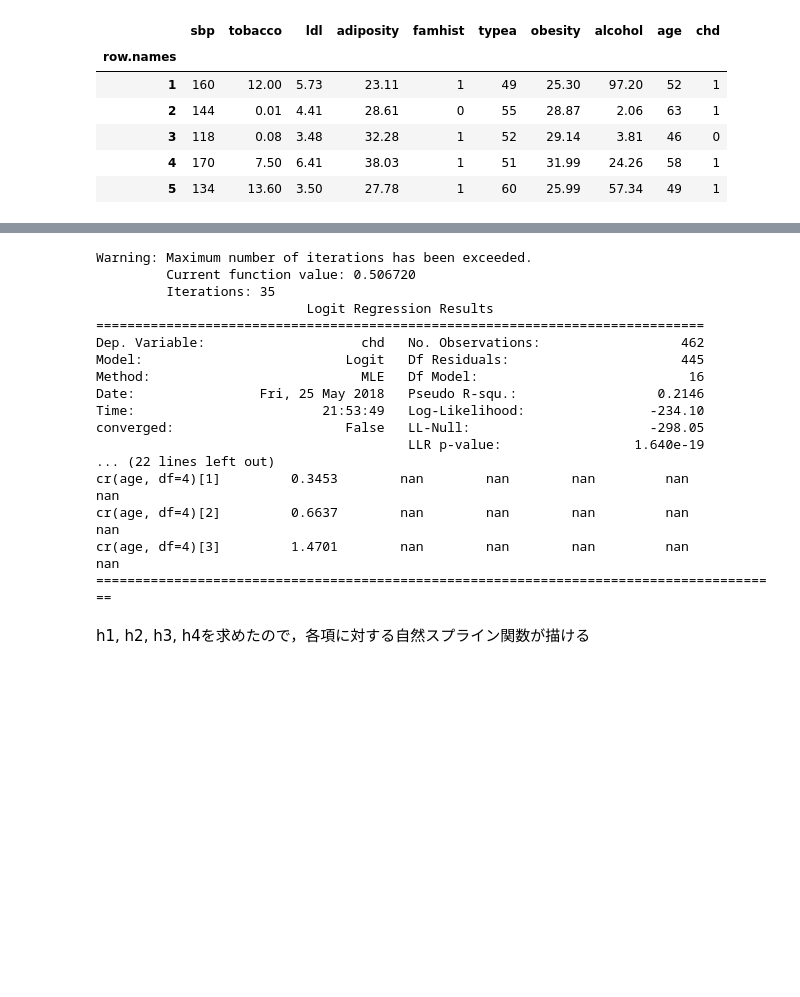
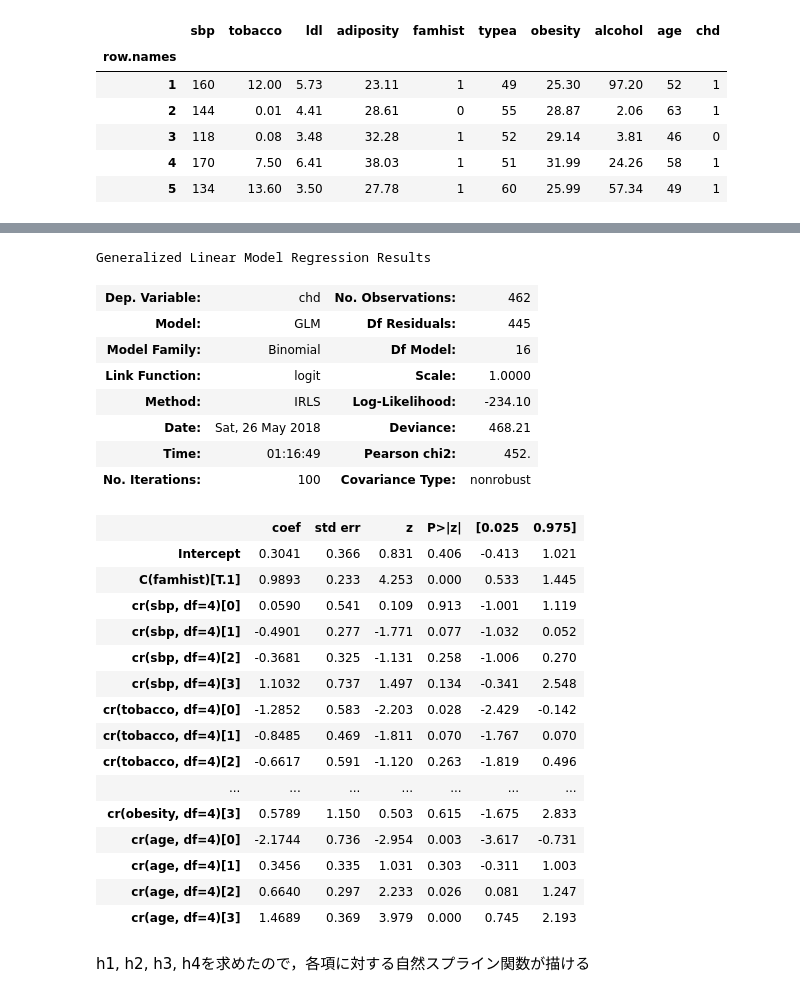
Before and after one commit to sorashido/esl-learn, a Jupyter notebook: chapter5.ipynb, the cells around one changed output, grey strips where cells are left out. Saved outputs shown, nothing was run; the diff lists cells and outputs as text; code cells hidden in the pictures; blank space fills up the shorter version.

```diff
--- a/chapter5.ipynb
+++ b/chapter5.ipynb
@@ -223,25 +207,40 @@ X.head()
-# %%
-logispline = sm.Logit(y, X)
-results = logispline.fit()
-print(results.summary())
-# %% [output]
-Warning: Maximum number of iterations has been exceeded.
-         Current function value: 0.506720
-         Iterations: 35
-                           Logit Regression Results
-==============================================================================
-Dep. Variable:                    chd   No. Observations:                  462
-Model:                          Logit   Df Residuals:                      445
-Method:                           MLE   Df Model:                           16
-Date:                Fri, 25 May 2018   Pseudo R-squ.:                  0.2146
-Time:                        21:53:49   Log-Likelihood:                -234.10
-converged:                      False   LL-Null:                       -298.05
-                                        LLR p-value:                 1.640e-19
-... (22 lines left out)
-cr(age, df=4)[1]         0.3453        nan        nan        nan         nan         nan
-cr(age, df=4)[2]         0.6637        nan        nan        nan         nan         nan
-cr(age, df=4)[3]         1.4701        nan        nan        nan         nan         nan
-========================================================================================
+# %%
+# model = ['cc(sbp, df=4)', 'cc(tobacco, df=4)', 'cc(ldl, df=4)', 'C(famhist)', 'cc(obesity, df=4)', 'cc(age, df=4)']
+model = ['cr(sbp, df=4)', 'cr(tobacco, df=4)', 'cr(ldl, df=4)', 'C(famhist)', 'cr(obesity, df=4)', 'cr(age, df=4)']
+# model = ['bs(sbp, df=4)', 'bs(tobacco, df=4)', 'bs(ldl, df=4)', 'C(famhist)', 'bs(obesity, df=4)', 'bs(age, df=4)']
+
+y, X = patsy.dmatrices('chd ~ '+model[0]+'+'+model[1]+'+'+model[2]+'+'+model[3]+'+'+model[4]+'+'+model[5], df_saheart, return_type = 'dataframe')
+results = sm.GLM(y, X, family=sm.families.Binomial()).fit()
+# results = sm.Logit(y, X, family=sm.families.Binomial()).fit()
+# results = sm.GLS(y, X, family=sm.families.Binomial()).fit()
+
+results.summary()
+# %% [output]
+Generalized Linear Model Regression Results
+| Dep. Variable: | chd | No. Observations: | 462 |
+| Model: | GLM | Df Residuals: | 445 |
+| Model Family: | Binomial | Df Model: | 16 |
+| Link Function: | logit | Scale: | 1.0000 |
+| Method: | IRLS | Log-Likelihood: | -234.10 |
+| Date: | Sat, 26 May 2018 | Deviance: | 468.21 |
+| Time: | 01:16:49 | Pearson chi2: | 452. |
+| No. Iterations: | 100 | Covariance Type: | nonrobust |
+|  | coef | std err | z | P>|z| | [0.025 | 0.975] |
+| Intercept | 0.3041 | 0.366 | 0.831 | 0.406 | -0.413 | 1.021 |
+| C(famhist)[T.1] | 0.9893 | 0.233 | 4.253 | 0.000 | 0.533 | 1.445 |
+| cr(sbp, df=4)[0] | 0.0590 | 0.541 | 0.109 | 0.913 | -1.001 | 1.119 |
+| cr(sbp, df=4)[1] | -0.4901 | 0.277 | -1.771 | 0.077 | -1.032 | 0.052 |
+| cr(sbp, df=4)[2] | -0.3681 | 0.325 | -1.131 | 0.258 | -1.006 | 0.270 |
+| cr(sbp, df=4)[3] | 1.1032 | 0.737 | 1.497 | 0.134 | -0.341 | 2.548 |
+| cr(tobacco, df=4)[0] | -1.2852 | 0.583 | -2.203 | 0.028 | -2.429 | -0.142 |
+| cr(tobacco, df=4)[1] | -0.8485 | 0.469 | -1.811 | 0.070 | -1.767 | 0.070 |
+| cr(tobacco, df=4)[2] | -0.6617 | 0.591 | -1.120 | 0.263 | -1.819 | 0.496 |
+| ... | ... | ... | ... | ... | ... | ... |
+| cr(obesity, df=4)[3] | 0.5789 | 1.150 | 0.503 | 0.615 | -1.675 | 2.833 |
+| cr(age, df=4)[0] | -2.1744 | 0.736 | -2.954 | 0.003 | -3.617 | -0.731 |
+| cr(age, df=4)[1] | 0.3456 | 0.335 | 1.031 | 0.303 | -0.311 | 1.003 |
+| cr(age, df=4)[2] | 0.6640 | 0.297 | 2.233 | 0.026 | 0.081 | 1.247 |
+| cr(age, df=4)[3] | 1.4689 | 0.369 | 3.979 | 0.000 | 0.745 | 2.193 |
 # %% [markdown]
 h1, h2, h3, h4を求めたので，各項に対する自然スプライン関数が描ける
 # %%
```
Also changed, not shown: parts of 10 cells of this notebook.
